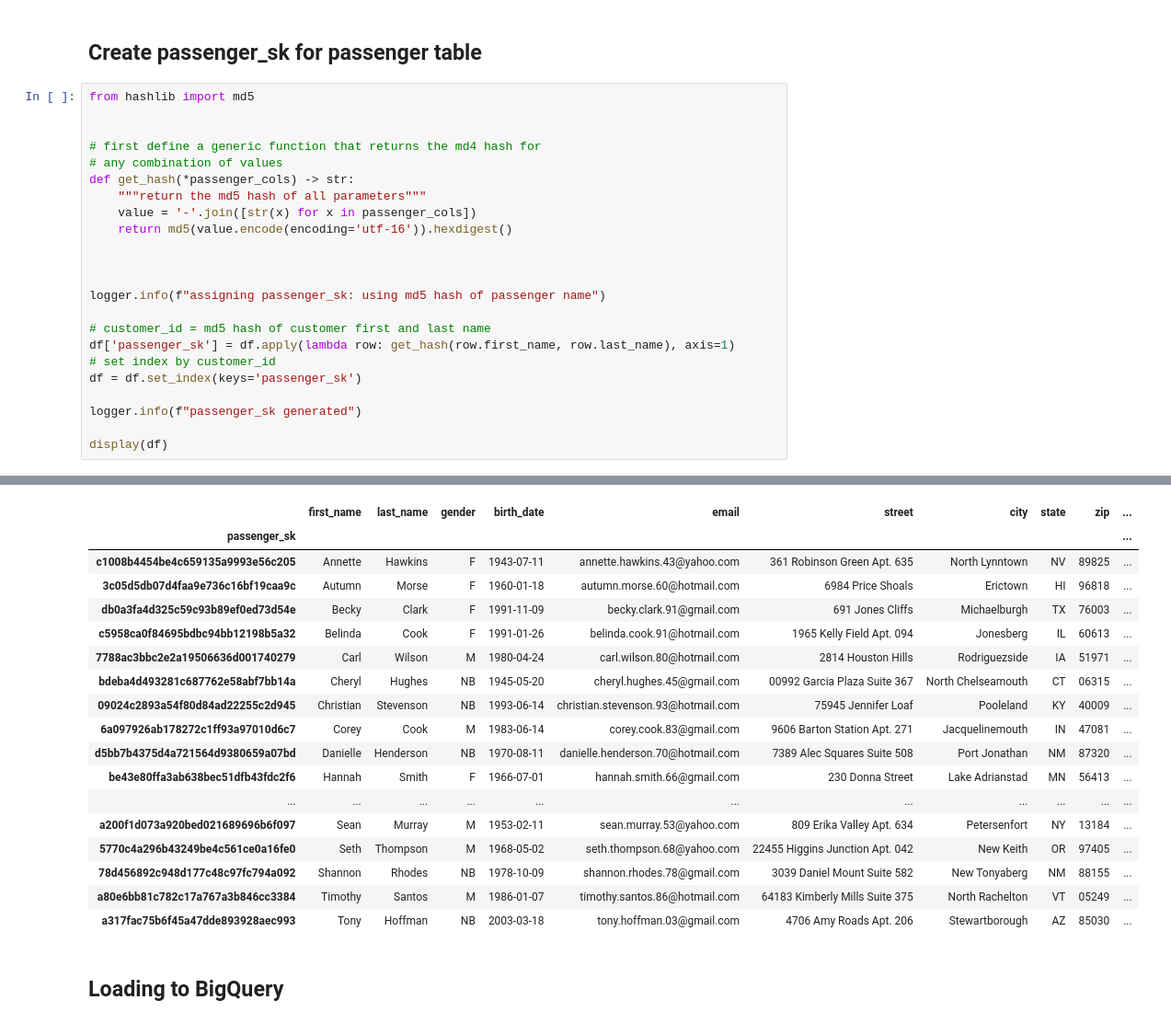
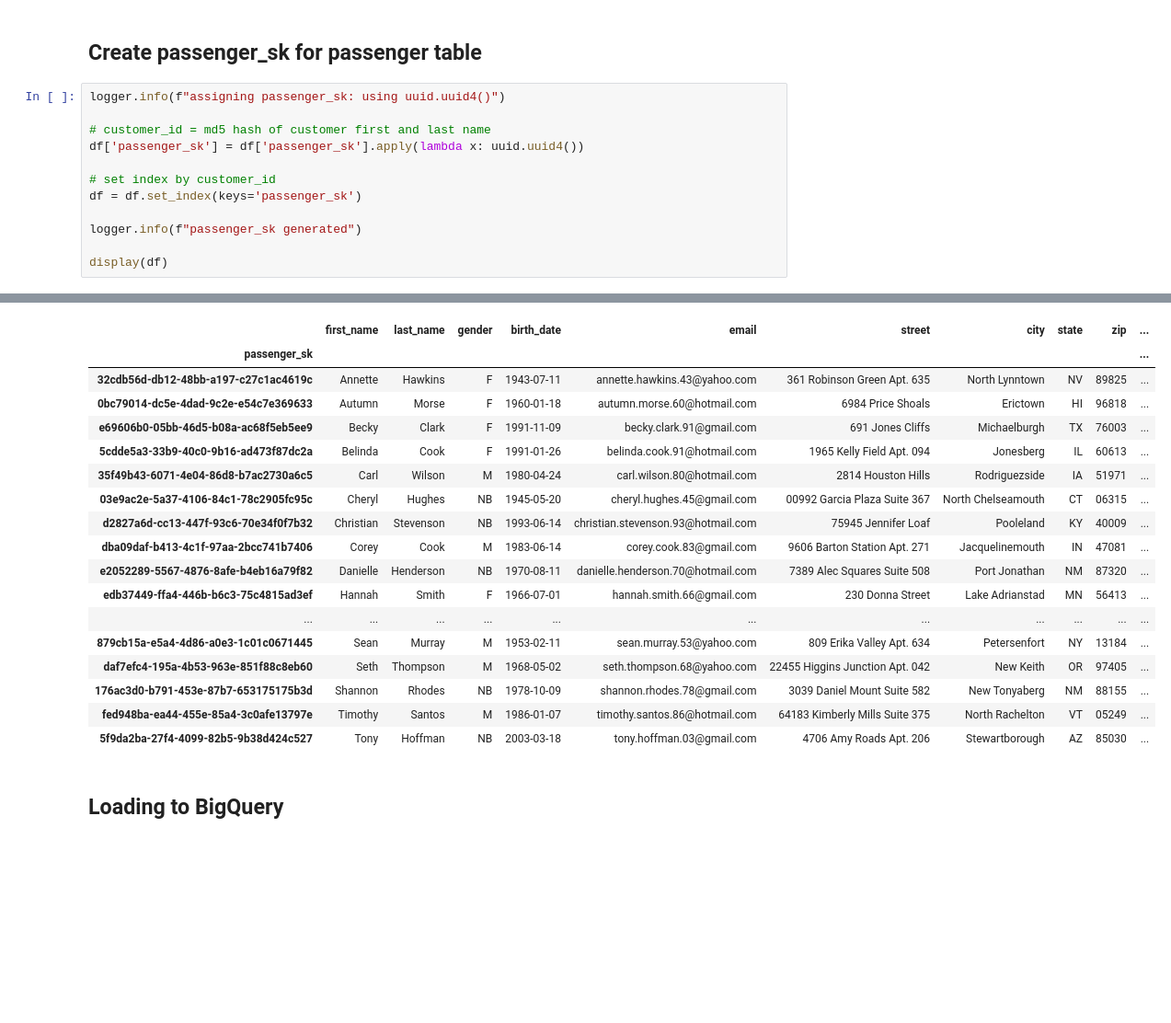
Before and after one commit to ChloeL6/data-modeling, a Jupyter notebook: load_dims.ipynb, the cells around one changed output, grey strips where cells are left out. Shown: that part at 92% size. Saved outputs shown, nothing was run; the diff lists cells and outputs as text; blank space fills up the shorter version.

Commit message:
create uuid for passenger_sk

```diff
--- a/load_dims.ipynb
+++ b/load_dims.ipynb
@@ -364,22 +364,11 @@ display(df)
 # %% [markdown]
 ## Create passenger_sk for passenger table
 # %%
-from hashlib import md5
-
-
-# first define a generic function that returns the md4 hash for
-# any combination of values
-def get_hash(*passenger_cols) -> str:
-    """return the md5 hash of all parameters"""
-    value = '-'.join([str(x) for x in passenger_cols])
-    return md5(value.encode(encoding='utf-16')).hexdigest()
-
-
-
-logger.info(f"assigning passenger_sk: using md5 hash of passenger name")
+logger.info(f"assigning passenger_sk: using uuid.uuid4()")
 
 # customer_id = md5 hash of customer first and last name
-df['passenger_sk'] = df.apply(lambda row: get_hash(row.first_name, row.last_name), axis=1)
+df['passenger_sk'] = df['passenger_sk'].apply(lambda x: uuid.uuid4())
+
 # set index by customer_id
 df = df.set_index(keys='passenger_sk')
 
@@ -392,21 +381,21 @@ display(df)
 |  | first_name | last_name | gender | birth_date | email | street | city | state | zip | ... |
 | passenger_sk |  |  |  |  |  |  |  |  |  | ... |
-| c1008b4454be4c659135a9993e56c205 | Annette | Hawkins | F | 1943-07-11 | annette.hawkins.43@yahoo.com | 361 Robinson Green Apt. 635 | North Lynntown | NV | 89825 | ... |
-| 3c05d5db07d4faa9e736c16bf19caa9c | Autumn | Morse | F | 1960-01-18 | autumn.morse.60@hotmail.com | 6984 Price Shoals | Erictown | HI | 96818 | ... |
-| db0a3fa4d325c59c93b89ef0ed73d54e | Becky | Clark | F | 1991-11-09 | becky.clark.91@gmail.com | 691 Jones Cliffs | Michaelburgh | TX | 76003 | ... |
-| c5958ca0f84695bdbc94bb12198b5a32 | Belinda | Cook | F | 1991-01-26 | belinda.cook.91@hotmail.com | 1965 Kelly Field Apt. 094 | Jonesberg | IL | 60613 | ... |
-| 7788ac3bbc2e2a19506636d001740279 | Carl | Wilson | M | 1980-04-24 | carl.wilson.80@hotmail.com | 2814 Houston Hills | Rodriguezside | IA | 51971 | ... |
-| bdeba4d493281c687762e58abf7bb14a | Cheryl | Hughes | NB | 1945-05-20 | cheryl.hughes.45@gmail.com | 00992 Garcia Plaza Suite 367 | North Chelseamouth | CT | 06315 | ... |
-| 09024c2893a54f80d84ad22255c2d945 | Christian | Stevenson | NB | 1993-06-14 | christian.stevenson.93@hotmail.com | 75945 Jennifer Loaf | Pooleland | KY | 40009 | ... |
-| 6a097926ab178272c1ff93a97010d6c7 | Corey | Cook | M | 1983-06-14 | corey.cook.83@gmail.com | 9606 Barton Station Apt. 271 | Jacquelinemouth | IN | 47081 | ... |
-| d5bb7b4375d4a721564d9380659a07bd | Danielle | Henderson | NB | 1970-08-11 | danielle.henderson.70@hotmail.com | 7389 Alec Squares Suite 508 | Port Jonathan | NM | 87320 | ... |
-| be43e80ffa3ab638bec51dfb43fdc2f6 | Hannah | Smith | F | 1966-07-01 | hannah.smith.66@gmail.com | 230 Donna Street | Lake Adrianstad | MN | 56413 | ... |
+| 32cdb56d-db12-48bb-a197-c27c1ac4619c | Annette | Hawkins | F | 1943-07-11 | annette.hawkins.43@yahoo.com | 361 Robinson Green Apt. 635 | North Lynntown | NV | 89825 | ... |
+| 0bc79014-dc5e-4dad-9c2e-e54c7e369633 | Autumn | Morse | F | 1960-01-18 | autumn.morse.60@hotmail.com | 6984 Price Shoals | Erictown | HI | 96818 | ... |
+| e69606b0-05bb-46d5-b08a-ac68f5eb5ee9 | Becky | Clark | F | 1991-11-09 | becky.clark.91@gmail.com | 691 Jones Cliffs | Michaelburgh | TX | 76003 | ... |
+| 5cdde5a3-33b9-40c0-9b16-ad473f87dc2a | Belinda | Cook | F | 1991-01-26 | belinda.cook.91@hotmail.com | 1965 Kelly Field Apt. 094 | Jonesberg | IL | 60613 | ... |
+| 35f49b43-6071-4e04-86d8-b7ac2730a6c5 | Carl | Wilson | M | 1980-04-24 | carl.wilson.80@hotmail.com | 2814 Houston Hills | Rodriguezside | IA | 51971 | ... |
+| 03e9ac2e-5a37-4106-84c1-78c2905fc95c | Cheryl | Hughes | NB | 1945-05-20 | cheryl.hughes.45@gmail.com | 00992 Garcia Plaza Suite 367 | North Chelseamouth | CT | 06315 | ... |
+| d2827a6d-cc13-447f-93c6-70e34f0f7b32 | Christian | Stevenson | NB | 1993-06-14 | christian.stevenson.93@hotmail.com | 75945 Jennifer Loaf | Pooleland | KY | 40009 | ... |
+| dba09daf-b413-4c1f-97aa-2bcc741b7406 | Corey | Cook | M | 1983-06-14 | corey.cook.83@gmail.com | 9606 Barton Station Apt. 271 | Jacquelinemouth | IN | 47081 | ... |
+| e2052289-5567-4876-8afe-b4eb16a79f82 | Danielle | Henderson | NB | 1970-08-11 | danielle.henderson.70@hotmail.com | 7389 Alec Squares Suite 508 | Port Jonathan | NM | 87320 | ... |
+| edb37449-ffa4-446b-b6c3-75c4815ad3ef | Hannah | Smith | F | 1966-07-01 | hannah.smith.66@gmail.com | 230 Donna Street | Lake Adrianstad | MN | 56413 | ... |
 | ... | ... | ... | ... | ... | ... | ... | ... | ... | ... | ... |
-| a200f1d073a920bed021689696b6f097 | Sean | Murray | M | 1953-02-11 | sean.murray.53@yahoo.com | 809 Erika Valley Apt. 634 | Petersenfort | NY | 13184 | ... |
-| 5770c4a296b43249be4c561ce0a16fe0 | Seth | Thompson | M | 1968-05-02 | seth.thompson.68@yahoo.com | 22455 Higgins Junction Apt. 042 | New Keith | OR | 97405 | ... |
-| 78d456892c948d177c48c97fc794a092 | Shannon | Rhodes | NB | 1978-10-09 | shannon.rhodes.78@gmail.com | 3039 Daniel Mount Suite 582 | New Tonyaberg | NM | 88155 | ... |
-| a80e6bb81c782c17a767a3b846cc3384 | Timothy | Santos | M | 1986-01-07 | timothy.santos.86@hotmail.com | 64183 Kimberly Mills Suite 375 | North Rachelton | VT | 05249 | ... |
-| a317fac75b6f45a47dde893928aec993 | Tony | Hoffman | NB | 2003-03-18 | tony.hoffman.03@gmail.com | 4706 Amy Roads Apt. 206 | Stewartborough | AZ | 85030 | ... |
+| 879cb15a-e5a4-4d86-a0e3-1c01c0671445 | Sean | Murray | M | 1953-02-11 | sean.murray.53@yahoo.com | 809 Erika Valley Apt. 634 | Petersenfort | NY | 13184 | ... |
+| daf7efc4-195a-4b53-963e-851f88c8eb60 | Seth | Thompson | M | 1968-05-02 | seth.thompson.68@yahoo.com | 22455 Higgins Junction Apt. 042 | New Keith | OR | 97405 | ... |
+| 176ac3d0-b791-453e-87b7-653175175b3d | Shannon | Rhodes | NB | 1978-10-09 | shannon.rhodes.78@gmail.com | 3039 Daniel Mount Suite 582 | New Tonyaberg | NM | 88155 | ... |
+| fed948ba-ea44-455e-85a4-3c0afe13797e | Timothy | Santos | M | 1986-01-07 | timothy.santos.86@hotmail.com | 64183 Kimberly Mills Suite 375 | North Rachelton | VT | 05249 | ... |
+| 5f9da2ba-27f4-4099-82b5-9b38d424c527 | Tony | Hoffman | NB | 2003-03-18 | tony.hoffman.03@gmail.com | 4706 Amy Roads Apt. 206 | Stewartborough | AZ | 85030 | ... |
 # %% [markdown]
 ## Loading to BigQuery
 # %%
```
Also changed, not shown: parts of 3 cells of this notebook.
